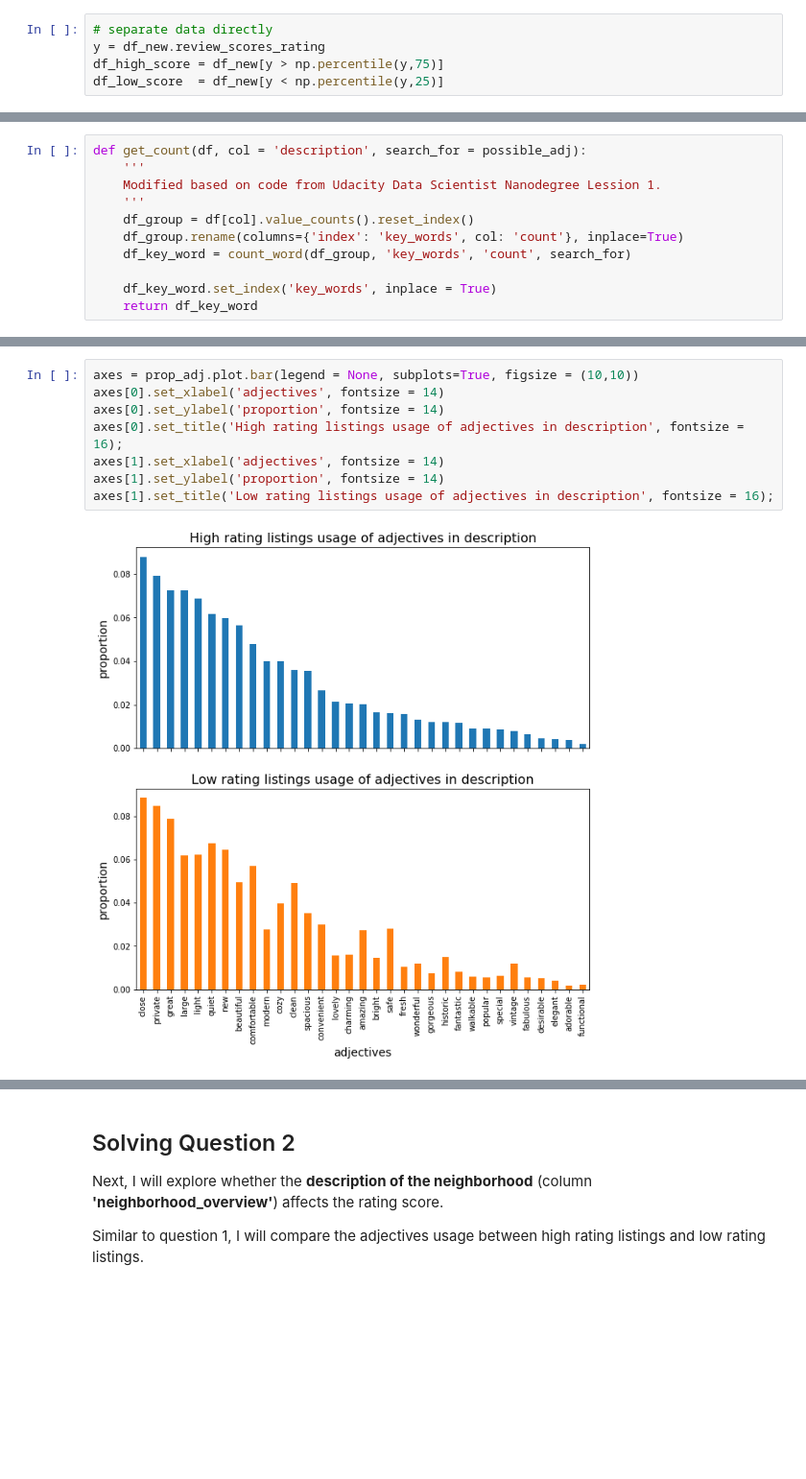
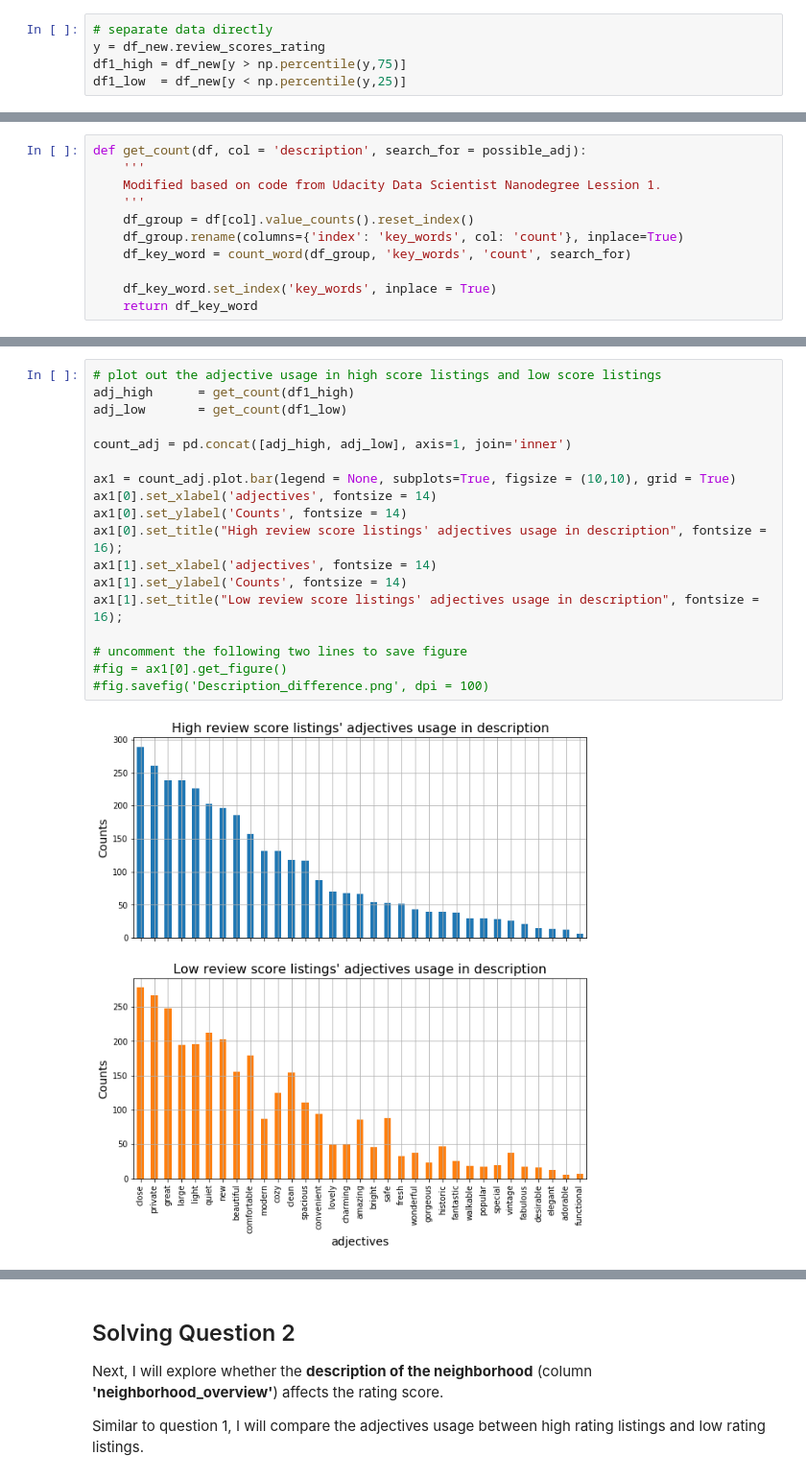
Before and after one commit to YeLiBCM/udacity-DS-nano-project1, a Jupyter notebook: project1_main.ipynb, the cells around one changed output, grey strips where cells are left out. Shown at 96% size. Cells and saved outputs as stored; diff of their text form; blank space fills up the shorter version.

```diff
--- a/project1_main.ipynb
+++ b/project1_main.ipynb
@@ -48,8 +54,8 @@ df_new.description.isnull().sum()
 # %%
 # separate data directly
 y = df_new.review_scores_rating
-df_high_score = df_new[y > np.percentile(y,75)]
-df_low_score  = df_new[y < np.percentile(y,25)]
+df1_high = df_new[y > np.percentile(y,75)]
+df1_low  = df_new[y < np.percentile(y,25)]
 # %%
 possible_adj = ['charming', 'private', 'elegant', 'cozy', 'comfortable',
                 'clean', 'wonderful', 'beautiful', 'modern', 'great',
@@ -133,10 +107,20 @@ prop_adj
 # %%
-axes = prop_adj.plot.bar(legend = None, subplots=True, figsize = (10,10))
-axes[0].set_xlabel('adjectives', fontsize = 14)
-axes[0].set_ylabel('proportion', fontsize = 14)
-axes[0].set_title('High rating listings usage of adjectives in description', fontsize = 16);
-axes[1].set_xlabel('adjectives', fontsize = 14)
-axes[1].set_ylabel('proportion', fontsize = 14)
-axes[1].set_title('Low rating listings usage of adjectives in description', fontsize = 16);
+# plot out the adjective usage in high score listings and low score listings
+adj_high      = get_count(df1_high)
+adj_low       = get_count(df1_low)
+
+count_adj = pd.concat([adj_high, adj_low], axis=1, join='inner')
+
+ax1 = count_adj.plot.bar(legend = None, subplots=True, figsize = (10,10), grid = True)
+ax1[0].set_xlabel('adjectives', fontsize = 14)
+ax1[0].set_ylabel('Counts', fontsize = 14)
+ax1[0].set_title("High review score listings' adjectives usage in description", fontsize = 16);
+ax1[1].set_xlabel('adjectives', fontsize = 14)
+ax1[1].set_ylabel('Counts', fontsize = 14)
+ax1[1].set_title("Low review score listings' adjectives usage in description", fontsize = 16);
+
+# uncomment the following two lines to save figure
+#fig = ax1[0].get_figure()
+#fig.savefig('Description_difference.png', dpi = 100)
 # %% [output]
-[figure, old version]
+[figure, new version]
```
Also changed, not shown: parts of 65 cells of this notebook.
